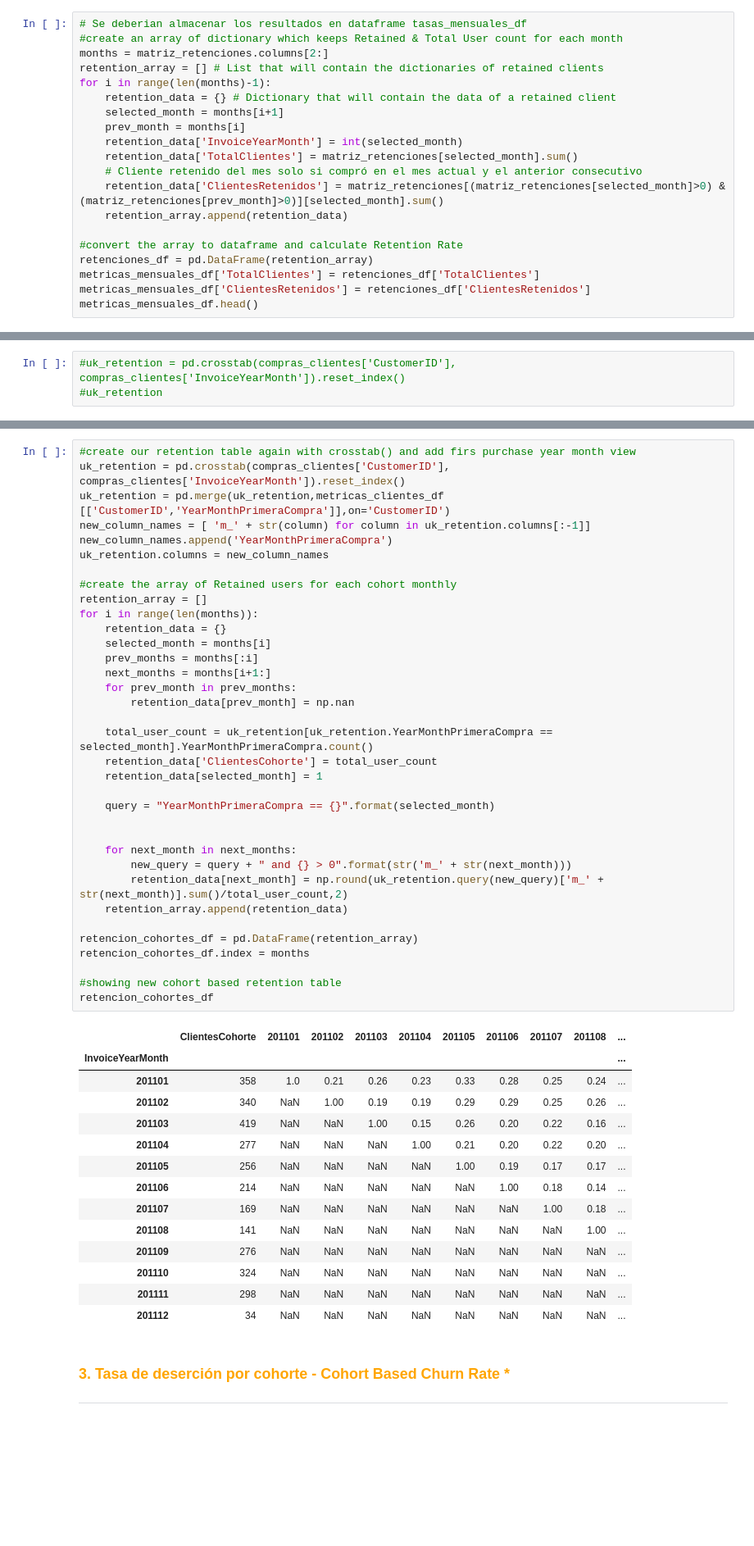
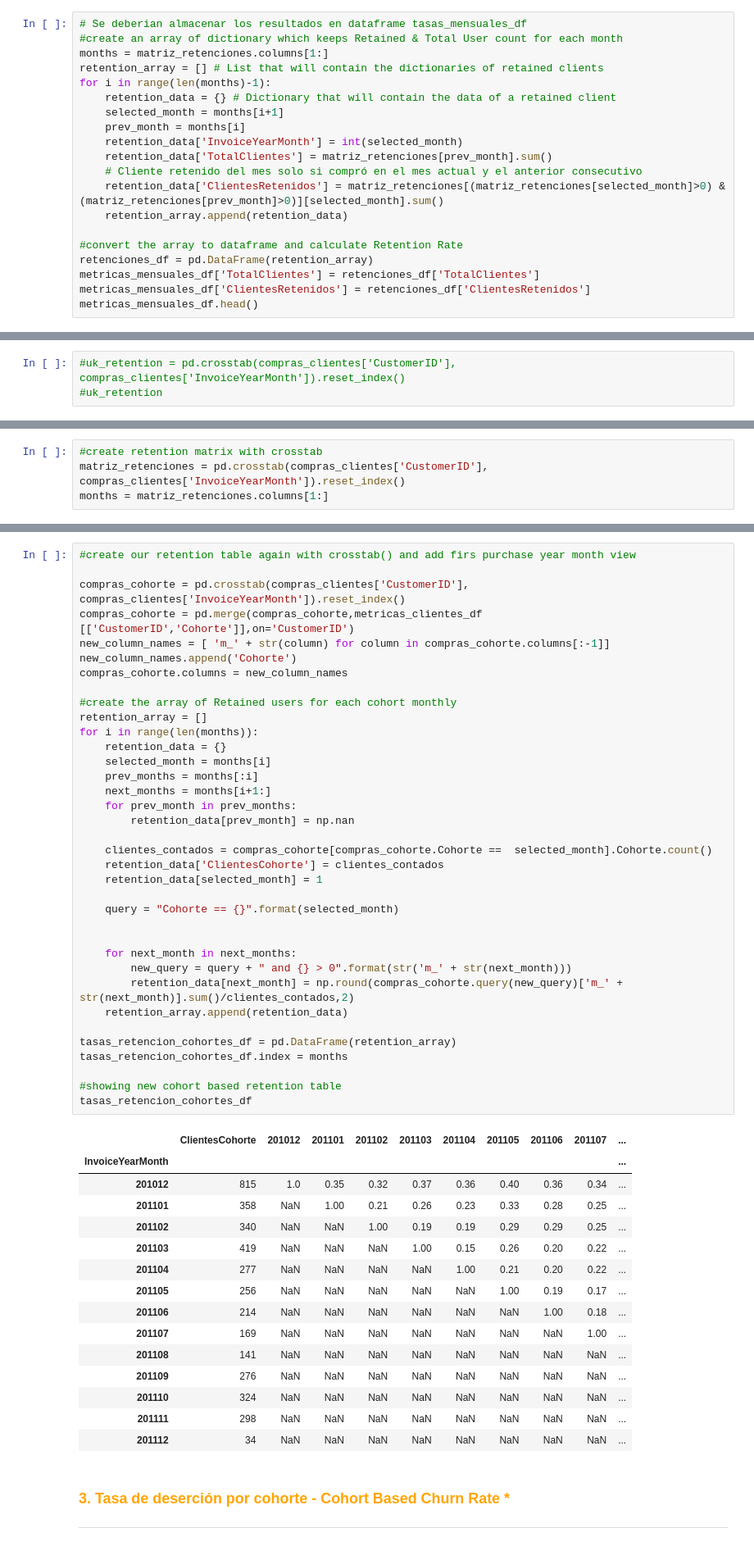
Before and after one commit to JuanPerez-DataScientist/BI007_CL001_mlapi_dashboard_metricas_del_negocio, a Jupyter notebook: jupyter_notebooks.git/BI007_CL001_mlapi_dashboard_metricas_del_negocio.ipynb, the cells around one changed output, grey strips where cells are left out. Shown at 82% size. Saved outputs shown, nothing was run; the diff lists cells and outputs as text; blank space fills up the shorter version.

```diff
--- a/jupyter_notebooks.git/BI007_CL001_mlapi_dashboard_metricas_del_negocio.ipynb
+++ b/jupyter_notebooks.git/BI007_CL001_mlapi_dashboard_metricas_del_negocio.ipynb
@@ -1007,14 +989,14 @@ matriz_retenciones.head()
 # %%
 # Se deberian almacenar los resultados en dataframe tasas_mensuales_df
 #create an array of dictionary which keeps Retained & Total User count for each month
-months = matriz_retenciones.columns[2:]
+months = matriz_retenciones.columns[1:]
 retention_array = [] # List that will contain the dictionaries of retained clients
 for i in range(len(months)-1):
     retention_data = {} # Dictionary that will contain the data of a retained client
     selected_month = months[i+1]
     prev_month = months[i]
     retention_data['InvoiceYearMonth'] = int(selected_month)
-    retention_data['TotalClientes'] = matriz_retenciones[selected_month].sum()
+    retention_data['TotalClientes'] = matriz_retenciones[prev_month].sum()
     # Cliente retenido del mes solo si compró en el mes actual y el anterior consecutivo
     retention_data['ClientesRetenidos'] = matriz_retenciones[(matriz_retenciones[selected_month]>0) & (matriz_retenciones[prev_month]>0)][selected_month].sum()
     retention_array.append(retention_data)
@@ -1322,0 +1302,4 @@ metricas_clientes_df
+# %%
+#create retention matrix with crosstab
+matriz_retenciones = pd.crosstab(compras_clientes['CustomerID'], compras_clientes['InvoiceYearMonth']).reset_index()
+months = matriz_retenciones.columns[1:]
@@ -1323,49 +1322,51 @@ metricas_clientes_df
 # %%
 #create our retention table again with crosstab() and add firs purchase year month view
-uk_retention = pd.crosstab(compras_clientes['CustomerID'], compras_clientes['InvoiceYearMonth']).reset_index()
-uk_retention = pd.merge(uk_retention,metricas_clientes_df [['CustomerID','YearMonthPrimeraCompra']],on='CustomerID')
-new_column_names = [ 'm_' + str(column) for column in uk_retention.columns[:-1]]
-new_column_names.append('YearMonthPrimeraCompra')
-uk_retention.columns = new_column_names
+
+compras_cohorte = pd.crosstab(compras_clientes['CustomerID'], compras_clientes['InvoiceYearMonth']).reset_index()
+compras_cohorte = pd.merge(compras_cohorte,metricas_clientes_df [['CustomerID','Cohorte']],on='CustomerID')
+new_column_names = [ 'm_' + str(column) for column in compras_cohorte.columns[:-1]]
+new_column_names.append('Cohorte')
+compras_cohorte.columns = new_column_names
 
 #create the array of Retained users for each cohort monthly
 retention_array = []
 for i in range(len(months)):
     retention_data = {}
     selected_month = months[i]
     prev_months = months[:i]
     next_months = months[i+1:]
     for prev_month in prev_months:
         retention_data[prev_month] = np.nan
 
-    total_user_count = uk_retention[uk_retention.YearMonthPrimeraCompra ==  selected_month].YearMonthPrimeraCompra.count()
-    retention_data['ClientesCohorte'] = total_user_count
+    clientes_contados = compras_cohorte[compras_cohorte.Cohorte ==  selected_month].Cohorte.count()
+    retention_data['ClientesCohorte'] = clientes_contados
     retention_data[selected_month] = 1
 
-    query = "YearMonthPrimeraCompra == {}".format(selected_month)
+    query = "Cohorte == {}".format(selected_month)
 
 
     for next_month in next_months:
         new_query = query + " and {} > 0".format(str('m_' + str(next_month)))
-        retention_data[next_month] = np.round(uk_retention.query(new_query)['m_' + str(next_month)].sum()/total_user_count,2)
+        retention_data[next_month] = np.round(compras_cohorte.query(new_query)['m_' + str(next_month)].sum()/clientes_contados,2)
     retention_array.append(retention_data)
 
-retencion_cohortes_df = pd.DataFrame(retention_array)
-retencion_cohortes_df.index = months
+tasas_retencion_cohortes_df = pd.DataFrame(retention_array)
+tasas_retencion_cohortes_df.index = months
 
 #showing new cohort based retention table
-retencion_cohortes_df
+tasas_retencion_cohortes_df
 # %% [output]
-|  | ClientesCohorte | 201101 | 201102 | 201103 | 201104 | 201105 | 201106 | 201107 | 201108 | ... |
+|  | ClientesCohorte | 201012 | 201101 | 201102 | 201103 | 201104 | 201105 | 201106 | 201107 | ... |
 | InvoiceYearMonth |  |  |  |  |  |  |  |  |  | ... |
-| 201101 | 358 | 1.0 | 0.21 | 0.26 | 0.23 | 0.33 | 0.28 | 0.25 | 0.24 | ... |
-| 201102 | 340 | NaN | 1.00 | 0.19 | 0.19 | 0.29 | 0.29 | 0.25 | 0.26 | ... |
-| 201103 | 419 | NaN | NaN | 1.00 | 0.15 | 0.26 | 0.20 | 0.22 | 0.16 | ... |
-| 201104 | 277 | NaN | NaN | NaN | 1.00 | 0.21 | 0.20 | 0.22 | 0.20 | ... |
-| 201105 | 256 | NaN | NaN | NaN | NaN | 1.00 | 0.19 | 0.17 | 0.17 | ... |
-| 201106 | 214 | NaN | NaN | NaN | NaN | NaN | 1.00 | 0.18 | 0.14 | ... |
-| 201107 | 169 | NaN | NaN | NaN | NaN | NaN | NaN | 1.00 | 0.18 | ... |
-| 201108 | 141 | NaN | NaN | NaN | NaN | NaN | NaN | NaN | 1.00 | ... |
+| 201012 | 815 | 1.0 | 0.35 | 0.32 | 0.37 | 0.36 | 0.40 | 0.36 | 0.34 | ... |
+| 201101 | 358 | NaN | 1.00 | 0.21 | 0.26 | 0.23 | 0.33 | 0.28 | 0.25 | ... |
+| 201102 | 340 | NaN | NaN | 1.00 | 0.19 | 0.19 | 0.29 | 0.29 | 0.25 | ... |
+| 201103 | 419 | NaN | NaN | NaN | 1.00 | 0.15 | 0.26 | 0.20 | 0.22 | ... |
+| 201104 | 277 | NaN | NaN | NaN | NaN | 1.00 | 0.21 | 0.20 | 0.22 | ... |
+| 201105 | 256 | NaN | NaN | NaN | NaN | NaN | 1.00 | 0.19 | 0.17 | ... |
+| 201106 | 214 | NaN | NaN | NaN | NaN | NaN | NaN | 1.00 | 0.18 | ... |
+| 201107 | 169 | NaN | NaN | NaN | NaN | NaN | NaN | NaN | 1.00 | ... |
+| 201108 | 141 | NaN | NaN | NaN | NaN | NaN | NaN | NaN | NaN | ... |
 | 201109 | 276 | NaN | NaN | NaN | NaN | NaN | NaN | NaN | NaN | ... |
 | 201110 | 324 | NaN | NaN | NaN | NaN | NaN | NaN | NaN | NaN | ... |
 | 201111 | 298 | NaN | NaN | NaN | NaN | NaN | NaN | NaN | NaN | ... |
```
Also changed, not shown: parts of 10 cells of this notebook, 1 other file.
